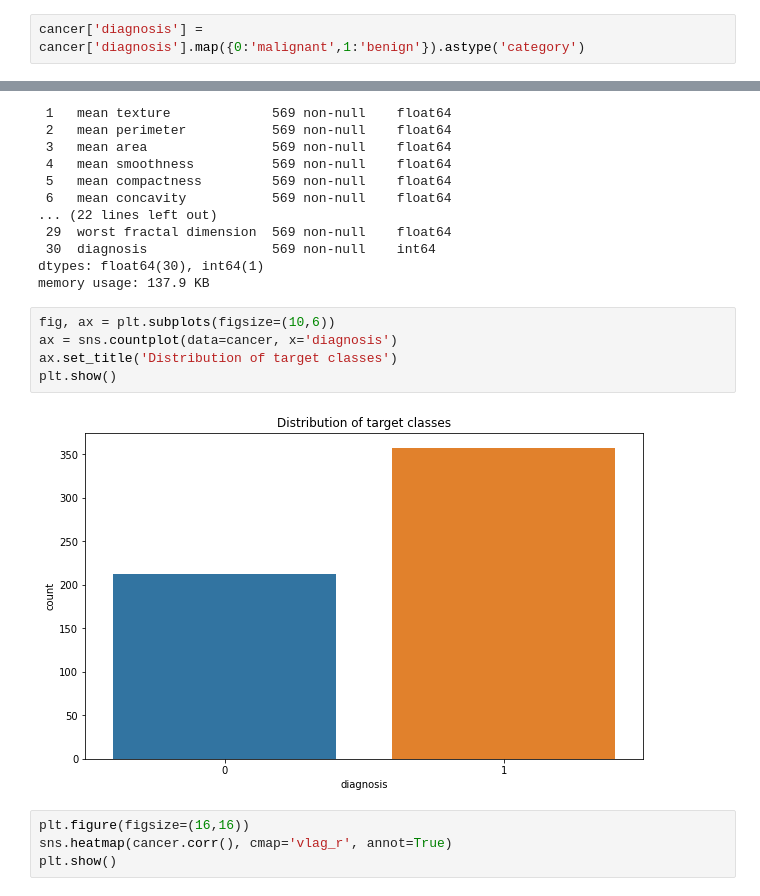
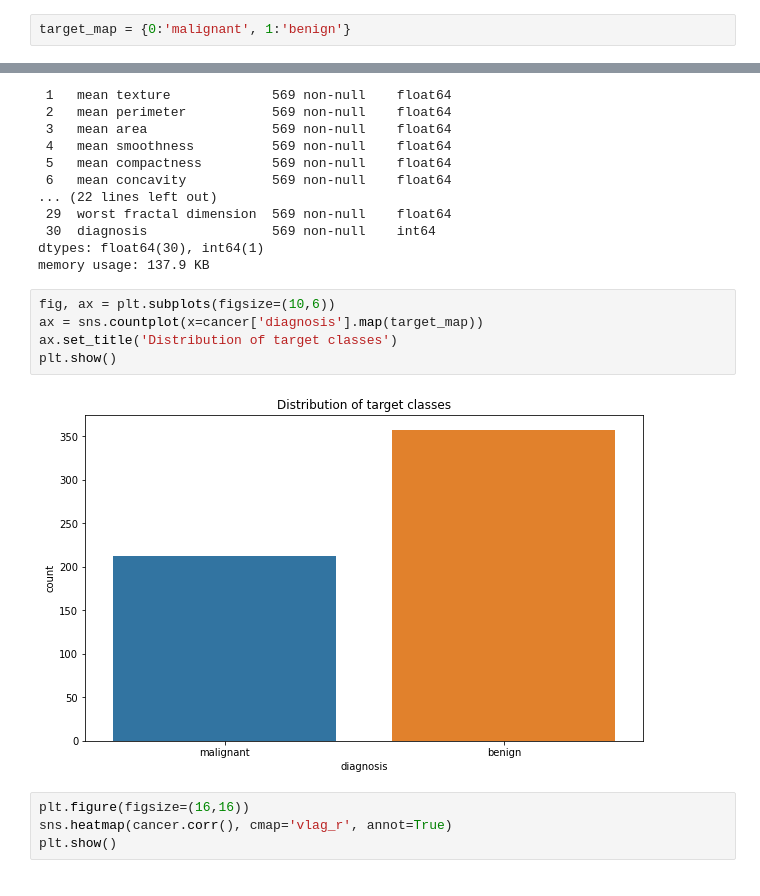
Before and after one commit to jonathanhild/notebooks, a Jupyter notebook: algo_ml_logregression.ipynb, the cells around one changed output, grey strips where cells are left out. Cells and saved outputs as stored; diff of their text form.

```diff
--- a/algo_ml_logregression.ipynb
+++ b/algo_ml_logregression.ipynb
@@ -146,7 +142,7 @@ Breast cancer wisconsin (diagnostic) dataset
 cancer = pd.DataFrame(data['data'], columns=data['feature_names'])
 cancer = pd.concat([cancer, pd.Series(data['target'], name='diagnosis')], axis=1)
 # %%
-cancer['diagnosis'] = cancer['diagnosis'].map({0:'malignant',1:'benign'}).astype('category')
+target_map = {0:'malignant', 1:'benign'}
 # %%
 cancer.head()
 # %% [output]
@@ -192,11 +188,11 @@ dtypes: float64(30), int64(1)
 memory usage: 137.9 KB
 # %%
 fig, ax = plt.subplots(figsize=(10,6))
-ax = sns.countplot(data=cancer, x='diagnosis')
+ax = sns.countplot(x=cancer['diagnosis'].map(target_map))
 ax.set_title('Distribution of target classes')
 plt.show()
 # %% [output]
-[figure, old version]
+[figure, new version]
 # %%
 plt.figure(figsize=(16,16))
 sns.heatmap(cancer.corr(), cmap='vlag_r', annot=True)
```
Also changed, not shown: parts of 29 cells of this notebook.
